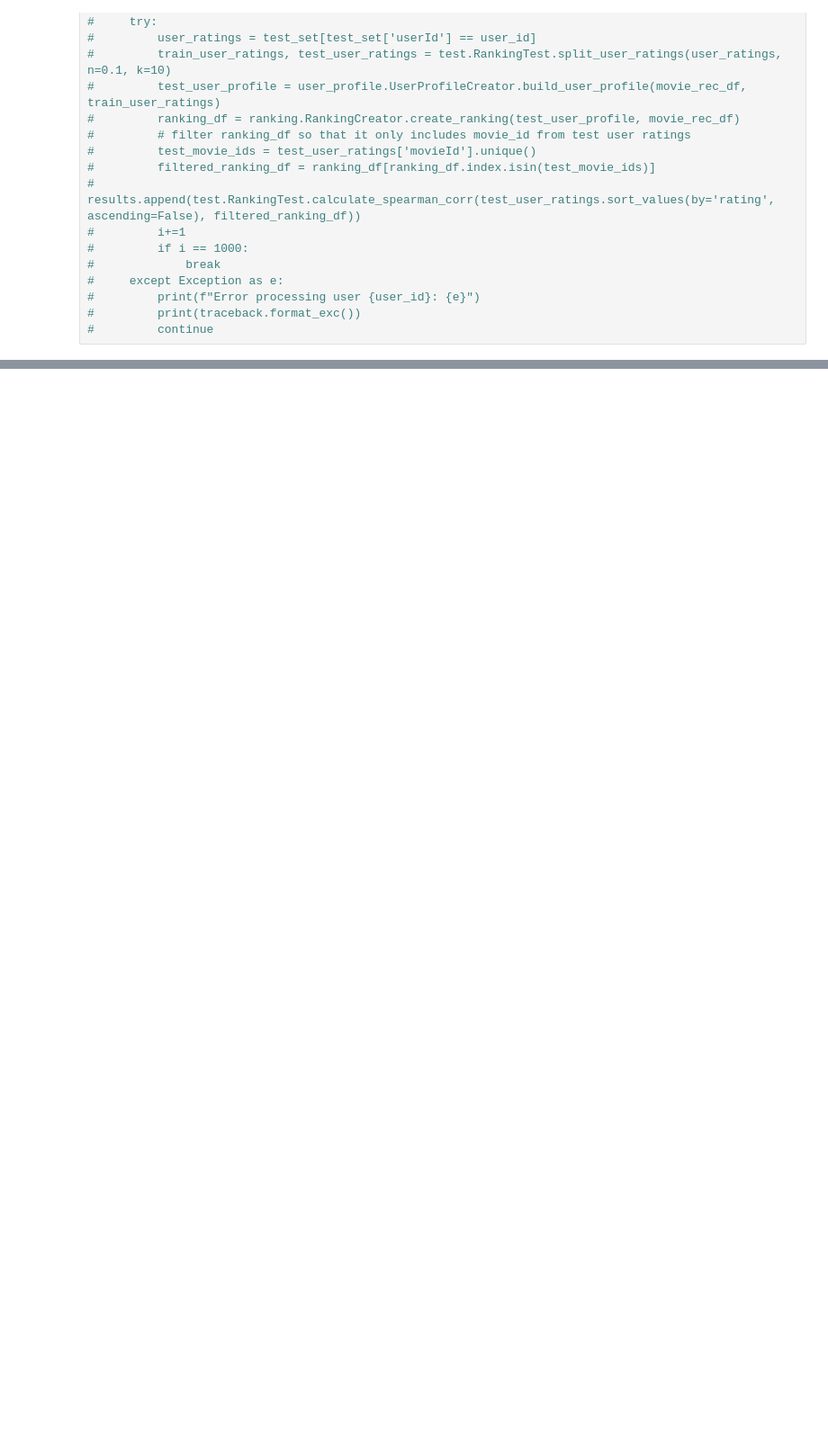
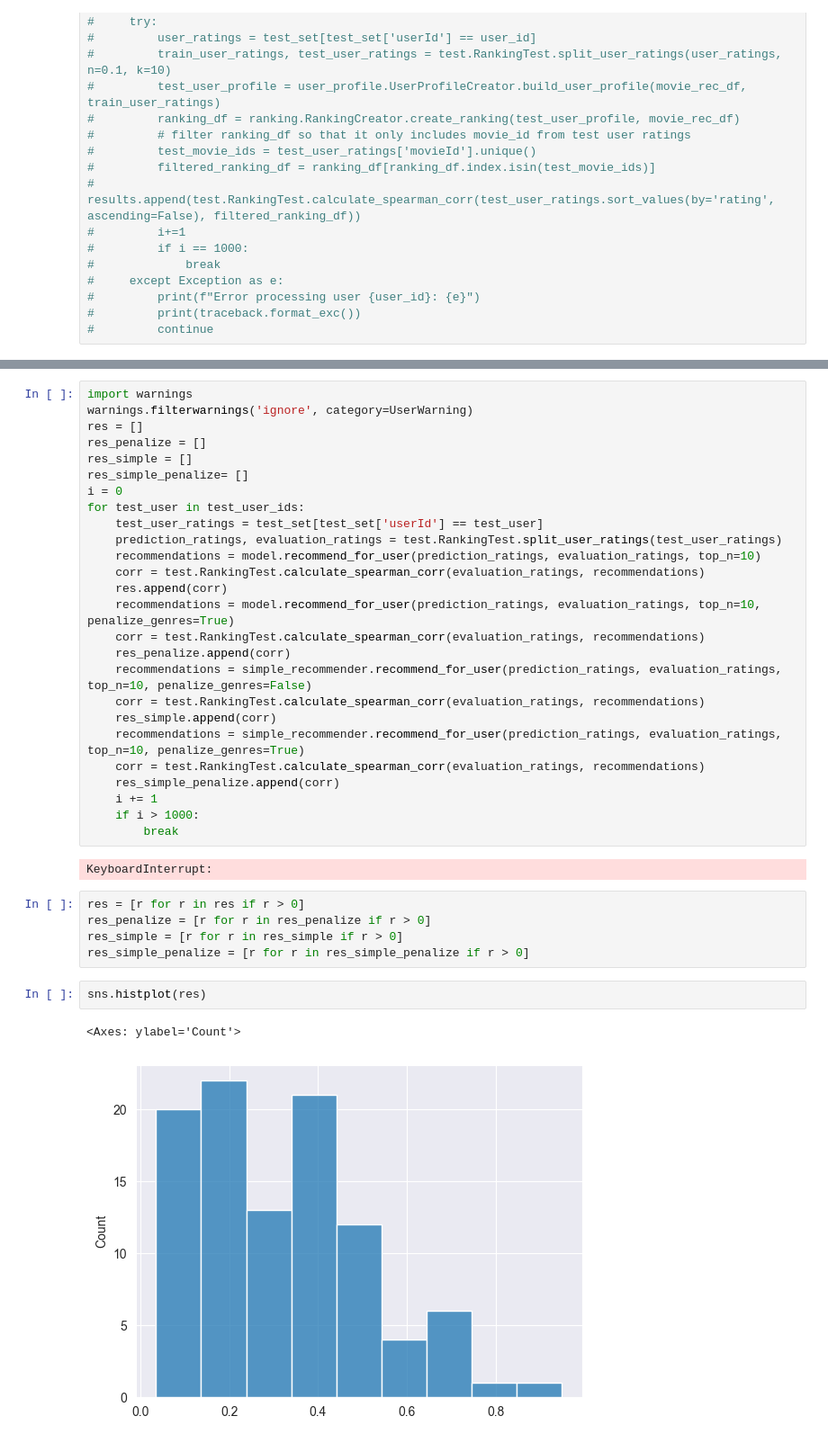
Before and after one commit to Fazill2/data-mining-project, a Jupyter notebook: notebooks/test_analysis.ipynb, the cells around one changed output, grey strips where cells are left out. Shown at 90% size. Saved outputs shown, nothing was run; the diff lists cells and outputs as text; blank space fills up the shorter version.

```diff
--- a/notebooks/test_analysis.ipynb
+++ b/notebooks/test_analysis.ipynb
@@ -100,0 +92,38 @@ plt.show()
+# %%
+import warnings
+warnings.filterwarnings('ignore', category=UserWarning)
+res = []
+res_penalize = []
+res_simple = []
+res_simple_penalize= []
+i = 0
+for test_user in test_user_ids:
+    test_user_ratings = test_set[test_set['userId'] == test_user]
+    prediction_ratings, evaluation_ratings = test.RankingTest.split_user_ratings(test_user_ratings)
+    recommendations = model.recommend_for_user(prediction_ratings, evaluation_ratings, top_n=10)
+    corr = test.RankingTest.calculate_spearman_corr(evaluation_ratings, recommendations)
+    res.append(corr)
+    recommendations = model.recommend_for_user(prediction_ratings, evaluation_ratings, top_n=10, penalize_genres=True)
+    corr = test.RankingTest.calculate_spearman_corr(evaluation_ratings, recommendations)
+    res_penalize.append(corr)
+    recommendations = simple_recommender.recommend_for_user(prediction_ratings, evaluation_ratings, top_n=10, penalize_genres=False)
+    corr = test.RankingTest.calculate_spearman_corr(evaluation_ratings, recommendations)
+    res_simple.append(corr)
+    recommendations = simple_recommender.recommend_for_user(prediction_ratings, evaluation_ratings, top_n=10, penalize_genres=True)
+    corr = test.RankingTest.calculate_spearman_corr(evaluation_ratings, recommendations)
+    res_simple_penalize.append(corr)
+    i += 1
+    if i > 1000:
+        break
+# %% [output]
+KeyboardInterrupt:
+# %%
+res = [r for r in res if r > 0]
+res_penalize = [r for r in res_penalize if r > 0]
+res_simple = [r for r in res_simple if r > 0]
+res_simple_penalize = [r for r in res_simple_penalize if r > 0]
+# %%
+sns.histplot(res)
+# %% [output]
+<Axes: ylabel='Count'>
+[figure, added]
```
Also changed, not shown: parts of 10 cells of this notebook, 2 other files.
